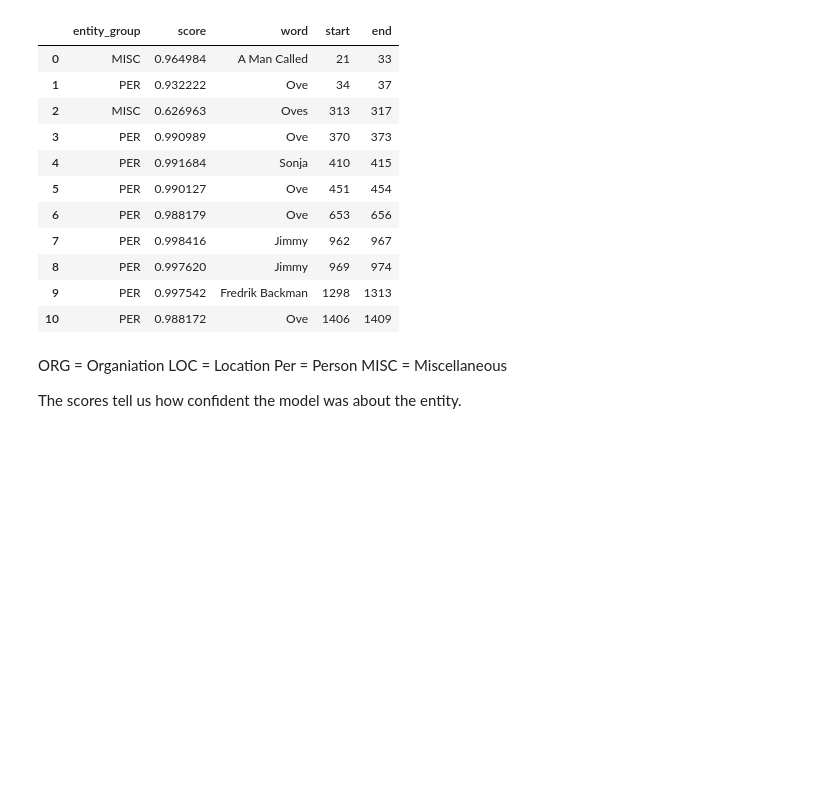
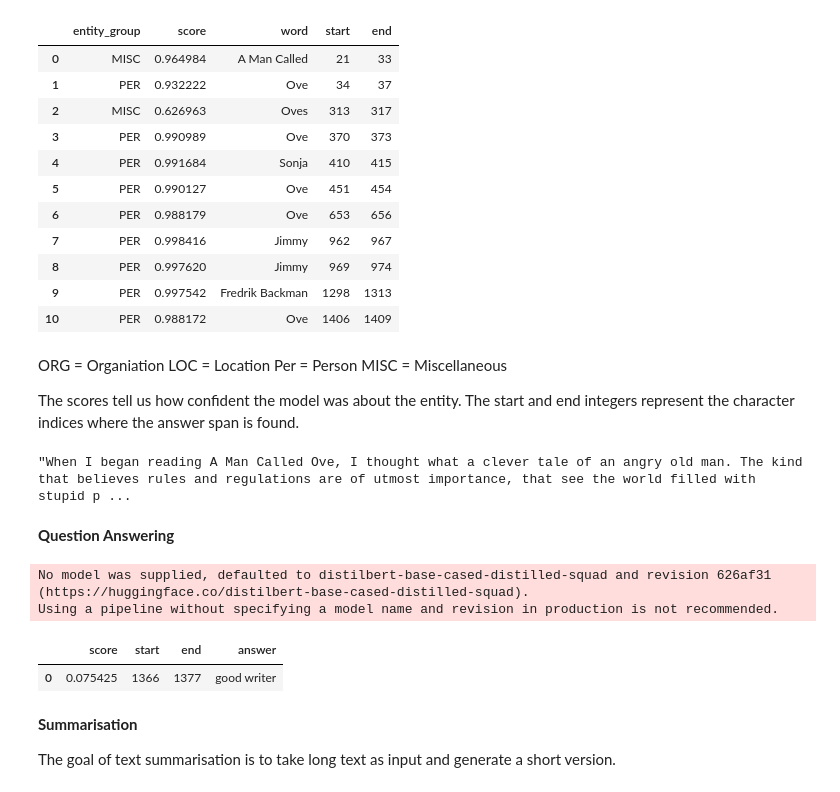
Before and after one commit to karinasaunders/Reviews-Data, a Jupyter notebook: a-man-called-ove-goodreads-reviews.ipynb, the cells around one changed output. Cells and saved outputs as stored; diff of their text form; code cells hidden in the pictures; blank space fills up the shorter version.

Commit message:
Kaggle Notebook | A Man Called Ove - Goodreads reviews | Version 10

```diff
--- a/a-man-called-ove-goodreads-reviews.ipynb
+++ b/a-man-called-ove-goodreads-reviews.ipynb
@@ -170,3 +170,24 @@ Per = Person
 MISC = Miscellaneous
 
 The scores tell us how confident the model was about the entity.
+The start and end integers represent the character indices where the answer span is found.
+# %%
+text
+# %% [output]
+"When I began reading A Man Called Ove, I thought what a clever tale of an angry old man. The kind that believes rules and regulations are of utmost importance, that see the world filled with stupid p ...
+# %% [markdown]
+**Question Answering**
+# %%
+reader = pipeline('question-answering')
+question = "Who is Ove?"
+outputs = reader(question=question, context=text)
+pd.DataFrame.from_records([outputs])
+# %% [output]
+No model was supplied, defaulted to distilbert-base-cased-distilled-squad and revision 626af31 (https://huggingface.co/distilbert-base-cased-distilled-squad).
+Using a pipeline without specifying a model name and revision in production is not recommended.
+|  | score | start | end | answer |
+| 0 | 0.075425 | 1366 | 1377 | good writer |
+# %% [markdown]
+**Summarisation**
+
+The goal of text summarisation is to take long text as input and generate a short version.
```
Also changed, not shown: parts of 8 cells of this notebook.
